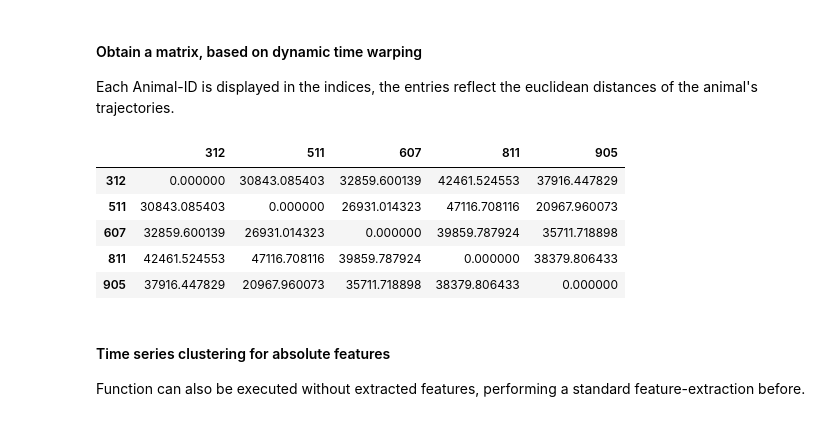
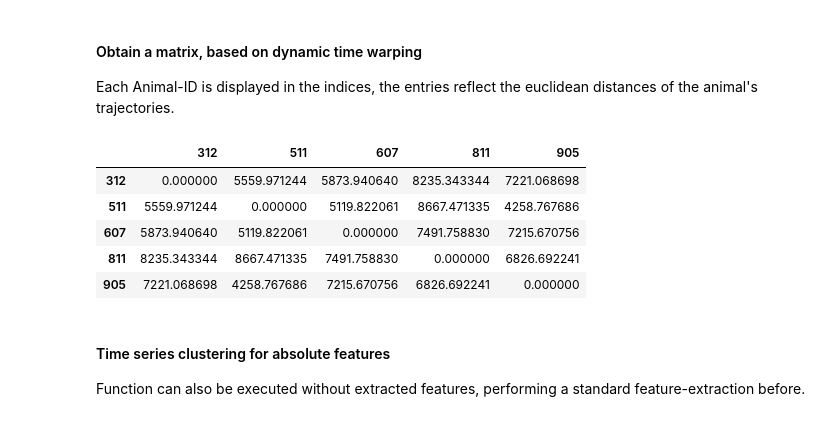
Before and after one commit to dbvis-ukon/movekit, a Jupyter notebook: examples/clustering examples.ipynb, the cells around one changed output. Saved outputs shown, nothing was run; the diff lists cells and outputs as text; code cells hidden in the pictures.

```diff
--- a/examples/clustering examples.ipynb
+++ b/examples/clustering examples.ipynb
@@ -78,15 +73,15 @@ Below we perform Analysis on Group-Level. This consists of:
 # %% [markdown]
 #### Obtain a matrix, based on dynamic time warping
 Each Animal-ID is displayed in the indices, the entries reflect the euclidean distances of the animal's trajectories.
-# %%
-dtw_matrix(preprocessed_data)
-# %% [output]
-|  | 312 | 511 | 607 | 811 | 905 |
-| 312 | 0.000000 | 30843.085403 | 32859.600139 | 42461.524553 | 37916.447829 |
-| 511 | 30843.085403 | 0.000000 | 26931.014323 | 47116.708116 | 20967.960073 |
-| 607 | 32859.600139 | 26931.014323 | 0.000000 | 39859.787924 | 35711.718898 |
-| 811 | 42461.524553 | 47116.708116 | 39859.787924 | 0.000000 | 38379.806433 |
-| 905 | 37916.447829 | 20967.960073 | 35711.718898 | 38379.806433 | 0.000000 |
+# %%
+mkit.dtw_matrix(preprocessed_data)
+# %% [output]
+|  | 312 | 511 | 607 | 811 | 905 |
+| 312 | 0.000000 | 5559.971244 | 5873.940640 | 8235.343344 | 7221.068698 |
+| 511 | 5559.971244 | 0.000000 | 5119.822061 | 8667.471335 | 4258.767686 |
+| 607 | 5873.940640 | 5119.822061 | 0.000000 | 7491.758830 | 7215.670756 |
+| 811 | 8235.343344 | 8667.471335 | 7491.758830 | 0.000000 | 6826.692241 |
+| 905 | 7221.068698 | 4258.767686 | 7215.670756 | 6826.692241 | 0.000000 |
 # %% [markdown]
 #### Time series clustering for absolute features
 Function can also be executed without extracted features, performing a standard feature-extraction before.
```
Also changed, not shown: parts of 17 cells of this notebook, 5 other files.
